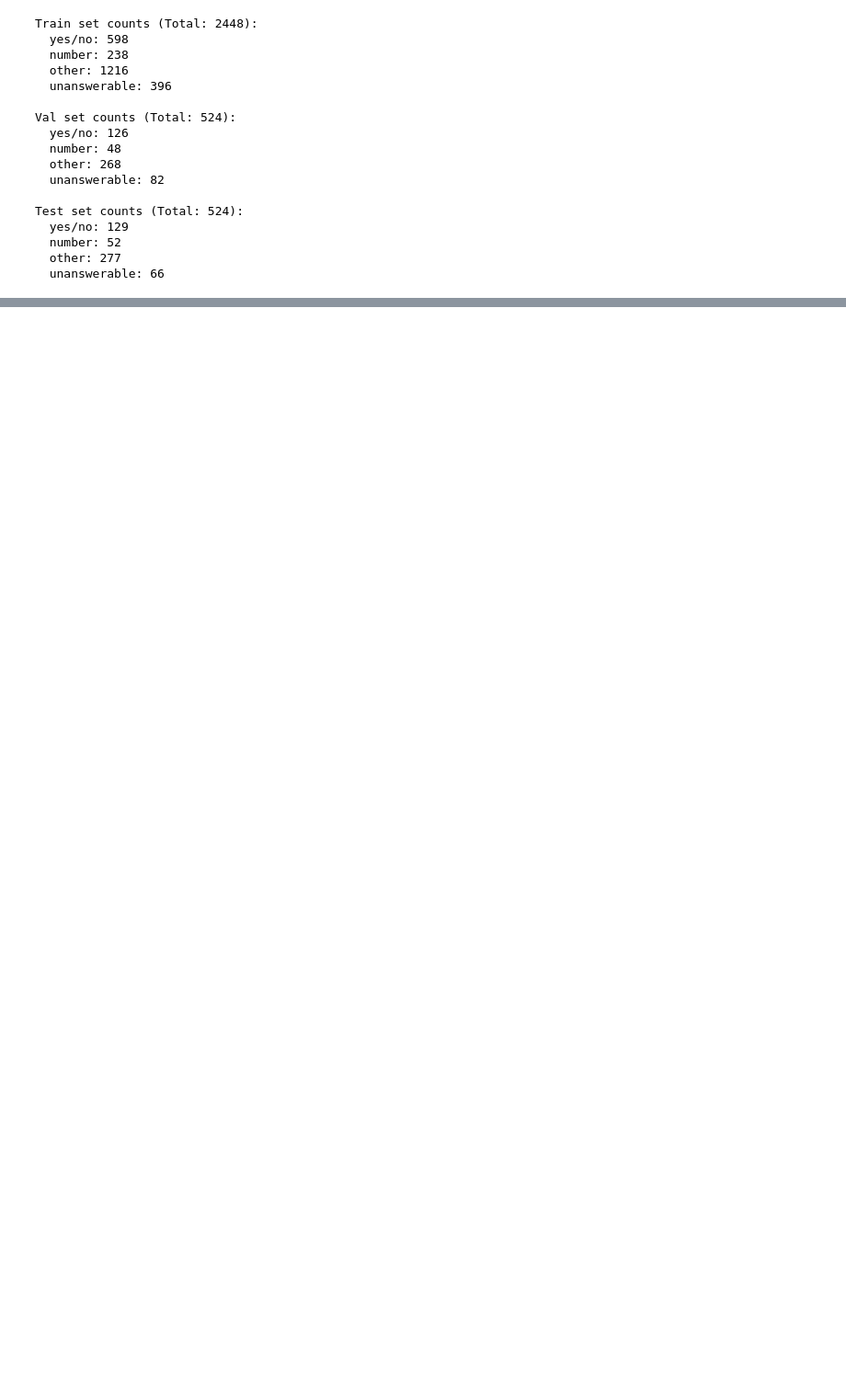
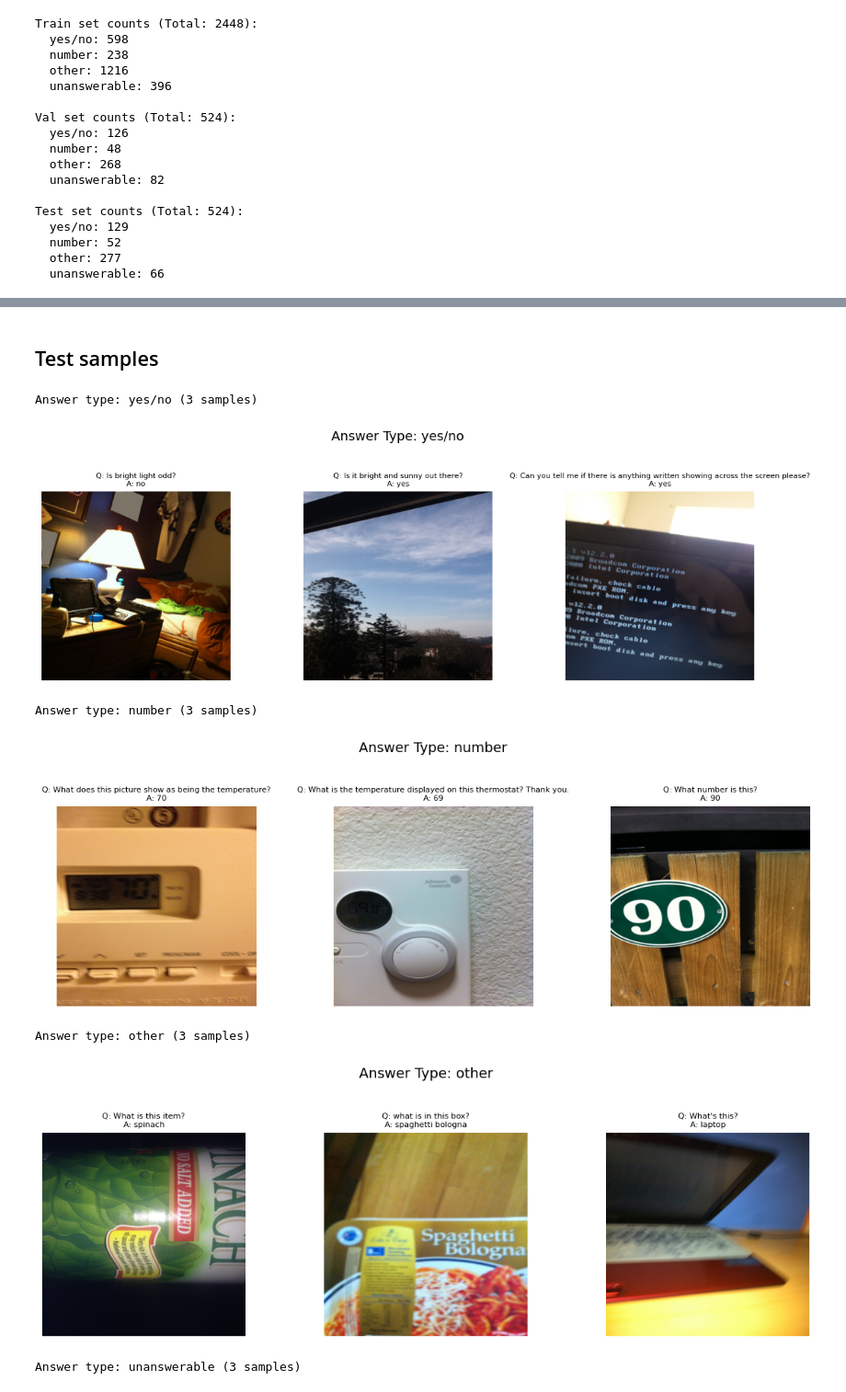
Before and after one commit to zagarsuren/visionaid-vqa, a Jupyter notebook: notebooks/data_exploration.ipynb, the cells around one changed output, grey strips where cells are left out. Shown at 92% size. Saved outputs shown, nothing was run; the diff lists cells and outputs as text; code cells hidden in the pictures; blank space fills up the shorter version.

```diff
--- a/notebooks/data_exploration.ipynb
+++ b/notebooks/data_exploration.ipynb
@@ -127,0 +139,12 @@ for atype, samples in grouped.items():
+# %% [markdown]
+## Test samples
+# %%
+display_image(test_annotation_path, test_image_dir, samples_per_class=3)
+# %% [output]
+Answer type: yes/no (3 samples)
+[figure, added]
+Answer type: number (3 samples)
+[figure, added]
+Answer type: other (3 samples)
+[figure, added]
+Answer type: unanswerable (3 samples)
```
Also changed, not shown: parts of 7 cells of this notebook.
